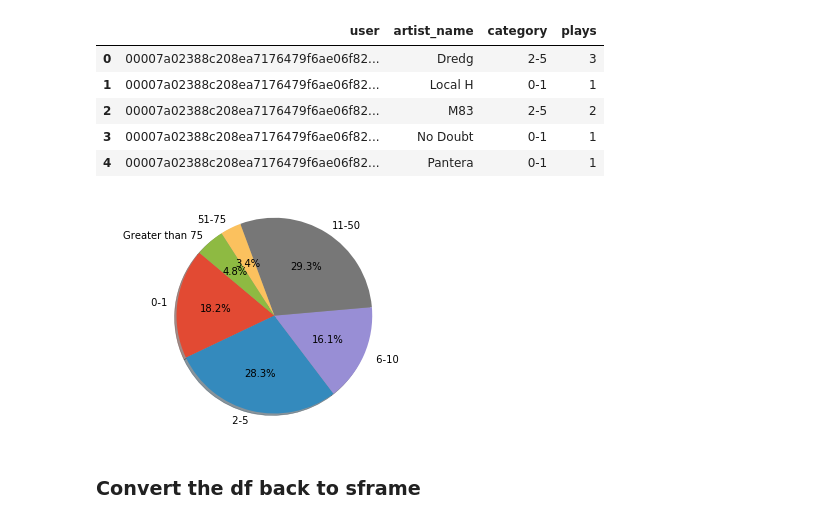
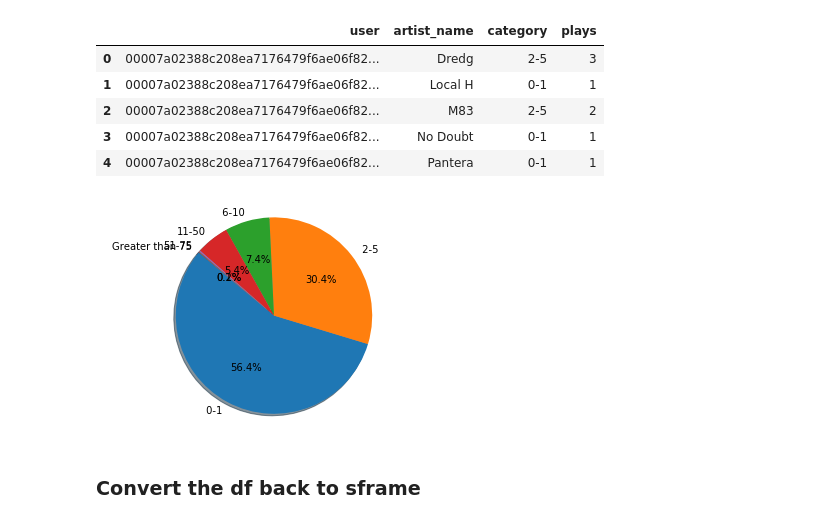
Before and after one commit to kjprice/SMU-data-mining, a Jupyter notebook: python_notebooks/DataMiningProj3_TuriSongData.ipynb, the cells around one changed output. Cells and saved outputs as stored; diff of their text form; code cells hidden in the pictures.

Commit message:
cleaning up code to run both song & artist

```diff
--- a/python_notebooks/DataMiningProj3_TuriSongData.ipynb
+++ b/python_notebooks/DataMiningProj3_TuriSongData.ipynb
@@ -173,11 +176,11 @@ df_artist.head()
 # %%
 #Group by categories
 
-art_pc = df_artist.groupby(by=['category'])[['plays']].sum().reset_index()
+art_pc = df_artist.groupby(by=['category'])[['plays']].count().reset_index()
 
 art_pc.head()
 plt.pie(art_pc['plays'], labels=art_pc['category'], autopct='%1.1f%%', shadow=True, startangle=140)
 plt.axis('equal')
 plt.show()
 # %% [output]
-[figure, old version]
+[figure, new version]
```
Also changed, not shown: parts of 24 cells of this notebook.
